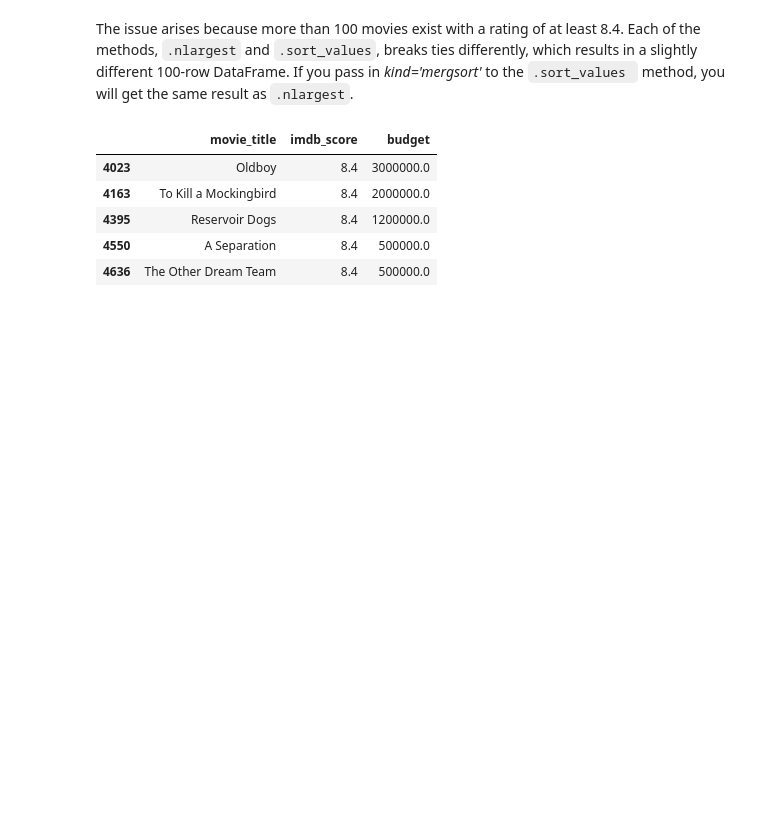
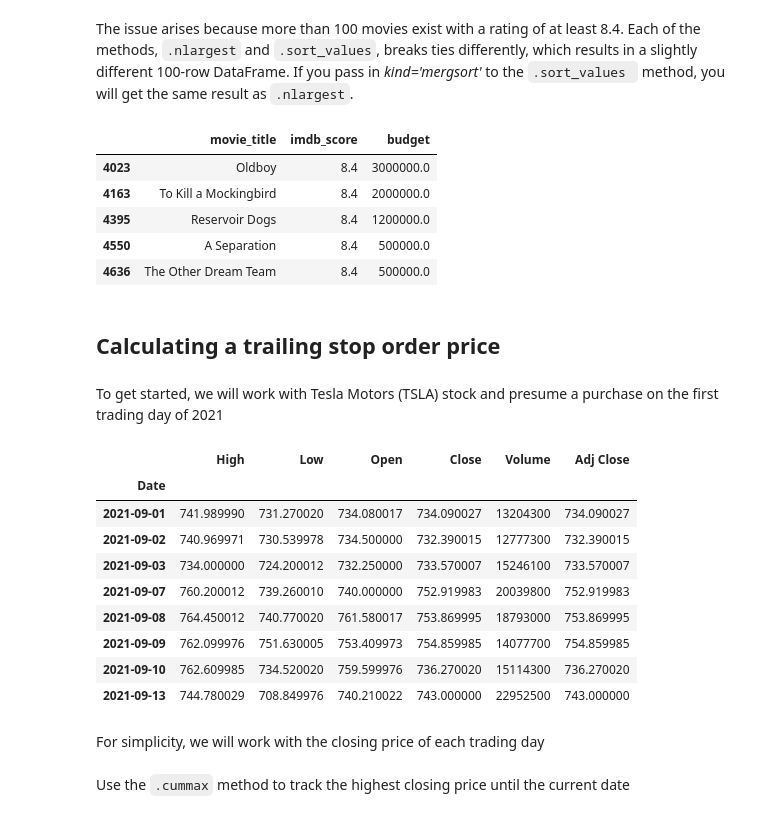
Before and after one commit to dajebbar/python-pract, a Jupyter notebook: work/data_analysis/pandas_cookbook_1.x/ch04/c4_code.ipynb, the cells around one changed output. Cells and saved outputs as stored; diff of their text form; code cells hidden in the pictures; blank space fills up the shorter version.

Commit message:
Calculating a trailing stop order price

```diff
--- a/work/data_analysis/pandas_cookbook_1.x/ch04/c4_code.ipynb
+++ b/work/data_analysis/pandas_cookbook_1.x/ch04/c4_code.ipynb
@@ -529,3 +529,5 @@ The issue arises because more than 100 movies exist with a rating of at least 8.
 | 4395 | Reservoir Dogs | 8.4 | 1200000.0 |
 | 4550 | A Separation | 8.4 | 500000.0 |
 | 4636 | The Other Dream Team | 8.4 | 500000.0 |
+# %% [markdown]
+## Calculating a trailing stop order price
@@ -531,0 +540,28 @@ The issue arises because more than 100 movies exist with a rating of at least 8.
+# %% [markdown]
+To get started, we will work with Tesla Motors (TSLA) stock and presume a purchase on the first trading day of 2021
+# %%
+session = requests_cache.CachedSession(
+   cache_name='cache', backend='sqlite',
+   expire_after=datetime.timedelta(days=90))
+
+# just add headers to your session and provide it to the reader
+session.headers = {
+    'User-Agent': 'Mozilla/5.0 (X11; Linux x86_64) AppleWebKit/537.36 (KHTML, like Gecko) Chrome/97.0.4692.71 Safari/537.36',
+    'Accept': 'application/json;charset=utf-8'     }
+
+tsla = web.DataReader('tsla', data_source='yahoo',
+   start='2021-9-1', session=session)
+tsla.head(8)
+# %% [output]
+|  | High | Low | Open | Close | Volume | Adj Close |
+| Date |  |  |  |  |  |  |
+| 2021-09-01 | 741.989990 | 731.270020 | 734.080017 | 734.090027 | 13204300 | 734.090027 |
+| 2021-09-02 | 740.969971 | 730.539978 | 734.500000 | 732.390015 | 12777300 | 732.390015 |
+| 2021-09-03 | 734.000000 | 724.200012 | 732.250000 | 733.570007 | 15246100 | 733.570007 |
+| 2021-09-07 | 760.200012 | 739.260010 | 740.000000 | 752.919983 | 20039800 | 752.919983 |
+| 2021-09-08 | 764.450012 | 740.770020 | 761.580017 | 753.869995 | 18793000 | 753.869995 |
+| 2021-09-09 | 762.099976 | 751.630005 | 753.409973 | 754.859985 | 14077700 | 754.859985 |
+| 2021-09-10 | 762.609985 | 734.520020 | 759.599976 | 736.270020 | 15114300 | 736.270020 |
+| 2021-09-13 | 744.780029 | 708.849976 | 740.210022 | 743.000000 | 22952500 | 743.000000 |
+# %% [markdown]
+For simplicity, we will work with the closing price of each trading day
@@ -531,0 +570,2 @@ The issue arises because more than 100 movies exist with a rating of at least 8.
+# %% [markdown]
+Use the `.cummax` method to track the highest closing price until the current date
```
Also changed, not shown: parts of 6 cells of this notebook.
